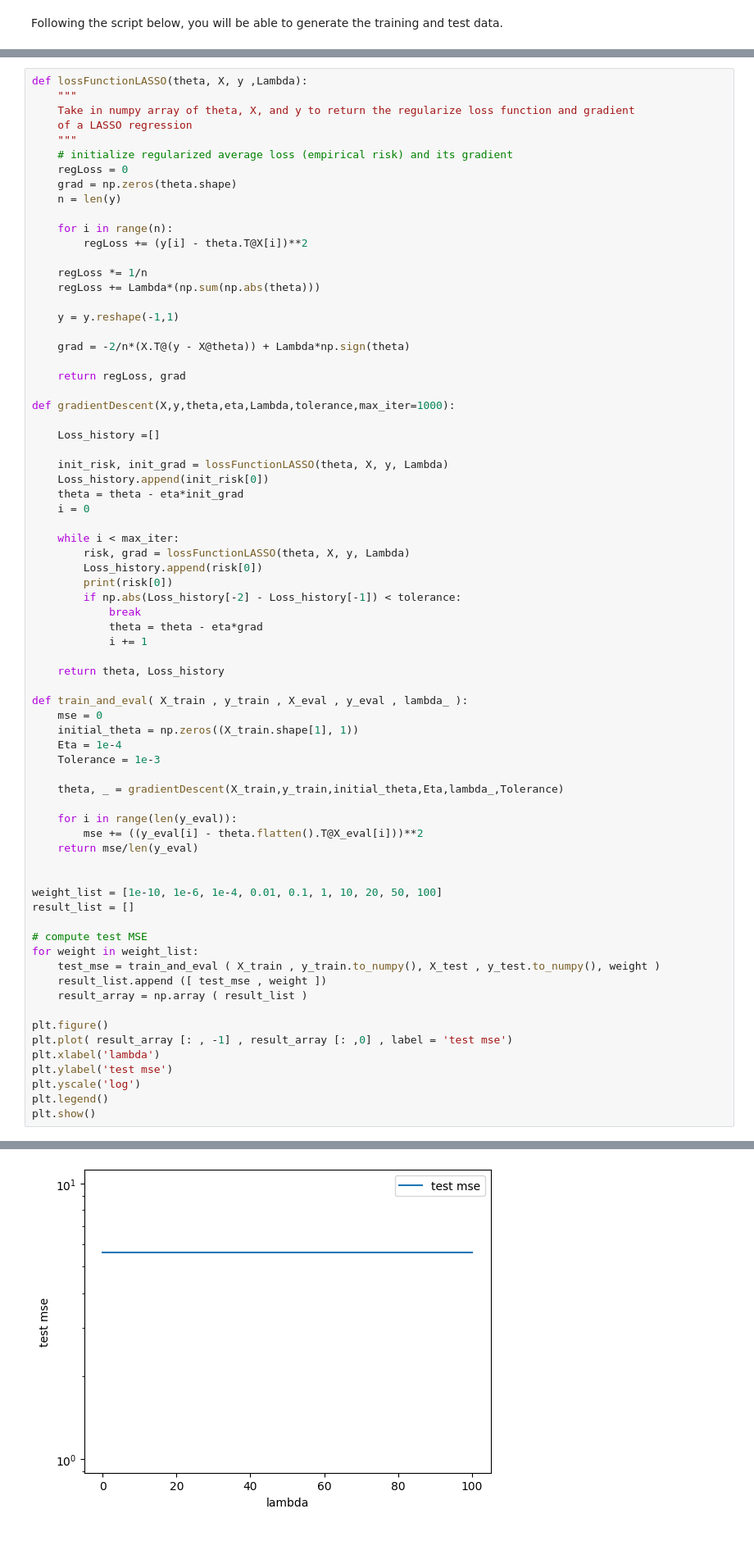
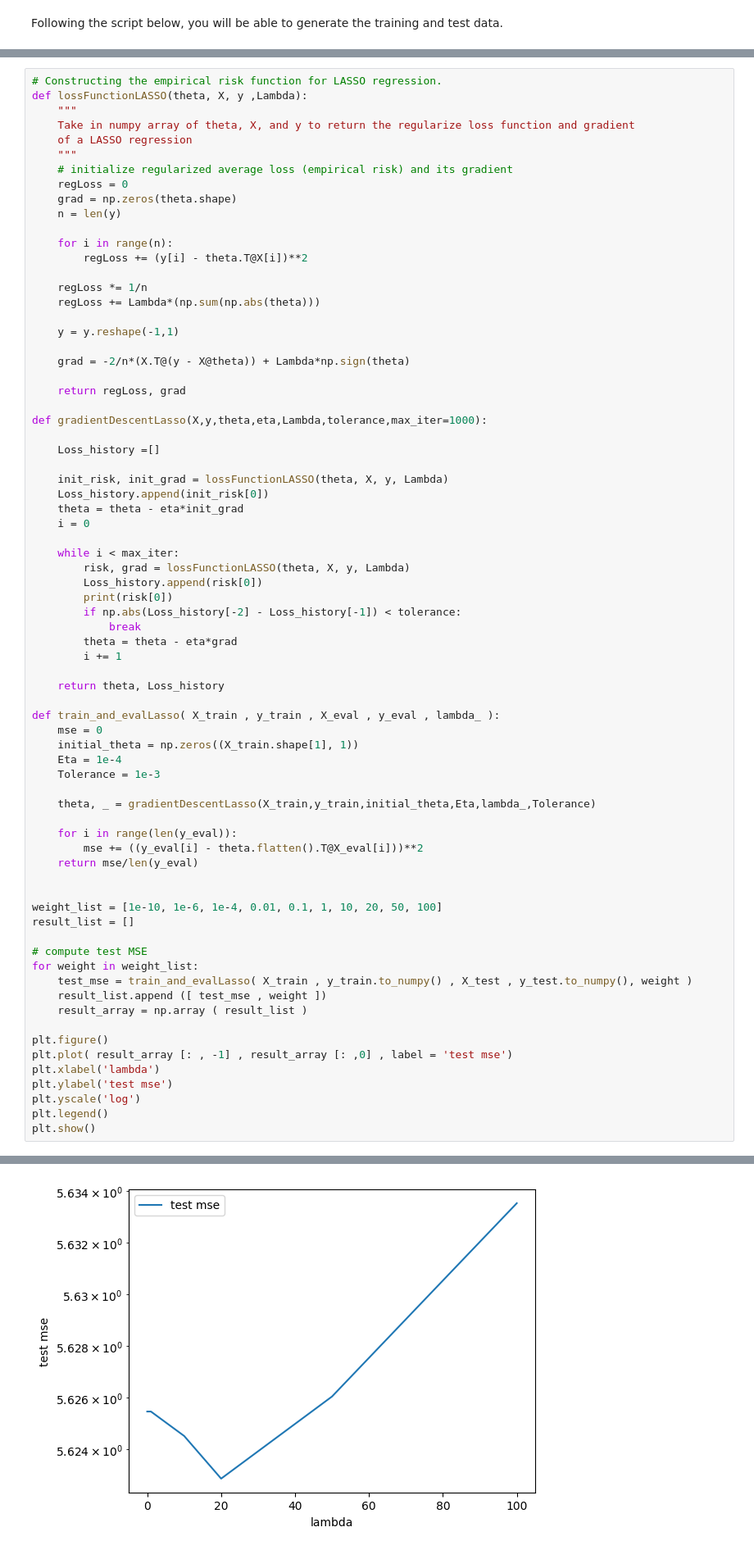
Before and after one commit to jakeziqiwei/winter24ML, a Jupyter notebook: project1_src_tio_wei.ipynb, the cells around one changed output, grey strips where cells are left out. Shown at 82% size. Saved outputs shown, nothing was run; the diff lists cells and outputs as text.

```diff
--- a/project1_src_tio_wei.ipynb
+++ b/project1_src_tio_wei.ipynb
@@ -435,6 +435,7 @@ In the following, construct a customized function which returns the empirical ri
 
 ❗**Note**: You should write your own model fitting and prediction (following the ones you construct in Task 1A). You may call your customized function `lossFunctionLASSO`, `gradientDescent` and `train_and_eval`. Do not use `sklearn.linear_model` module (i.e. for model fitting and making predictions).
 # %%
+# Constructing the empirical risk function for LASSO regression.
 def lossFunctionLASSO(theta, X, y ,Lambda):
     """
     Take in numpy array of theta, X, and y to return the regularize loss function and gradient
@@ -457,7 +458,7 @@ def lossFunctionLASSO(theta, X, y ,Lambda):
 
     return regLoss, grad
 
-def gradientDescent(X,y,theta,eta,Lambda,tolerance,max_iter=1000):
+def gradientDescentLasso(X,y,theta,eta,Lambda,tolerance,max_iter=1000):
 
     Loss_history =[]
 
@@ -472,18 +473,18 @@ def gradientDescent(X,y,theta,eta,Lambda,tolerance,max_iter=1000):
         print(risk[0])
         if np.abs(Loss_history[-2] - Loss_history[-1]) < tolerance:
             break
-            theta = theta - eta*grad
-            i += 1
+        theta = theta - eta*grad
+        i += 1
 
     return theta, Loss_history
 
-def train_and_eval( X_train , y_train , X_eval , y_eval , lambda_ ):
+def train_and_evalLasso( X_train , y_train , X_eval , y_eval , lambda_ ):
     mse = 0
     initial_theta = np.zeros((X_train.shape[1], 1))
     Eta = 1e-4
     Tolerance = 1e-3
 
-    theta, _ = gradientDescent(X_train,y_train,initial_theta,Eta,lambda_,Tolerance)
+    theta, _ = gradientDescentLasso(X_train,y_train,initial_theta,Eta,lambda_,Tolerance)
 
     for i in range(len(y_eval)):
         mse += ((y_eval[i] - theta.flatten().T@X_eval[i]))**2
@@ -495,7 +496,7 @@ result_list = []
 
 # compute test MSE
 for weight in weight_list:
-    test_mse = train_and_eval ( X_train , y_train.to_numpy(), X_test , y_test.to_numpy(), weight )
+    test_mse = train_and_evalLasso( X_train , y_train.to_numpy() , X_test , y_test.to_numpy(), weight )
     result_list.append ([ test_mse , weight ])
     result_array = np.array ( result_list )
 
@@ -524 +528 @@ plt.show()
-[figure, old version]
+[figure, new version]
```
Also changed, not shown: parts of 1 cell of this notebook.
